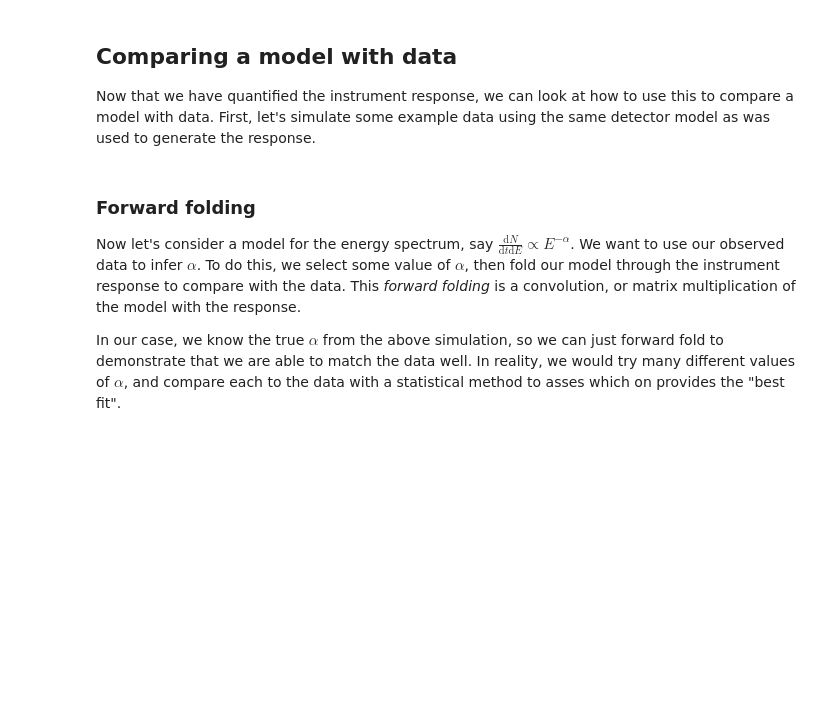
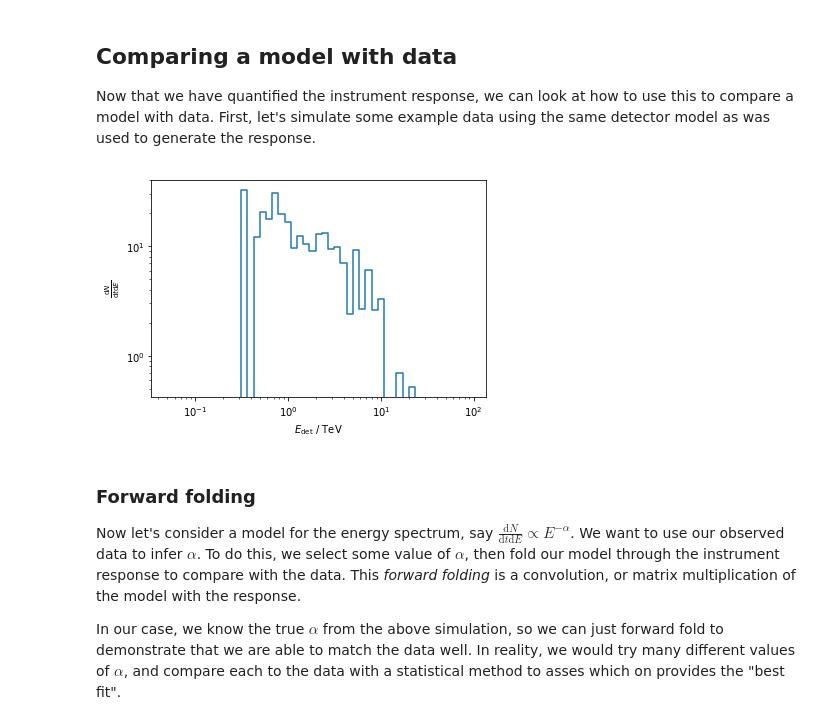
Before and after one commit to cescalara/instrument_response, a Jupyter notebook: response_demo.ipynb, the cells around one changed output. Drawn from its saved outputs; the diff is of its cells as text; code cells hidden in the pictures; blank space fills up the shorter version.

Commit message:
Tidy up and add new response

```diff
--- a/response_demo.ipynb
+++ b/response_demo.ipynb
@@ -37,8 +37,9 @@ simulation = ToySimulation(power_law_index, min_energy, max_energy)
 response_file = 'output/response_sim.h5'
 
 # Uncomment to run again, can just read file
-simulation.run(int(5e6), seed=random_seed)
-simulation.save(response_file)
+#my_response_file = 'output/my_response_sim.h5'
+#simulation.run(int(5e6), seed=random_seed)
+#simulation.save(my_response_file)
 # %%
 # Read in output to have a look
 with h5py.File(response_file, 'r') as f:
@@ -113,22 +122,23 @@ simulation.save(data_file)
 # %%
 # Have a look at our "data"
 with h5py.File('output/data.h5', 'r') as f:
     detected_energy = f['detected_energy'].value
 
 channels = response.detected_energy_bins
 dE = np.diff(channels)
 
 # convert detected energies to rate in channels
 dN_dt, _ = np.histogram(detected_energy, bins=channels)
 dN_dtdE = dN_dt / dE
 
 fig, ax = plt.subplots()
 ax.step(channels[:-1], dN_dtdE, where='pre')
 ax.set_xscale('log')
 ax.set_yscale('log')
-ax.set_xlim(0.1)
 ax.set_xlabel('$E_\mathrm{det}$ / TeV')
 ax.set_ylabel(r'$\frac{\mathrm{d}N}{\mathrm{d}t\mathrm{d}E}$');
+# %% [output]
+[figure, added]
 # %% [markdown]
 ### Forward folding
 
```
Also changed, not shown: parts of 7 cells of this notebook, 3 other files.
